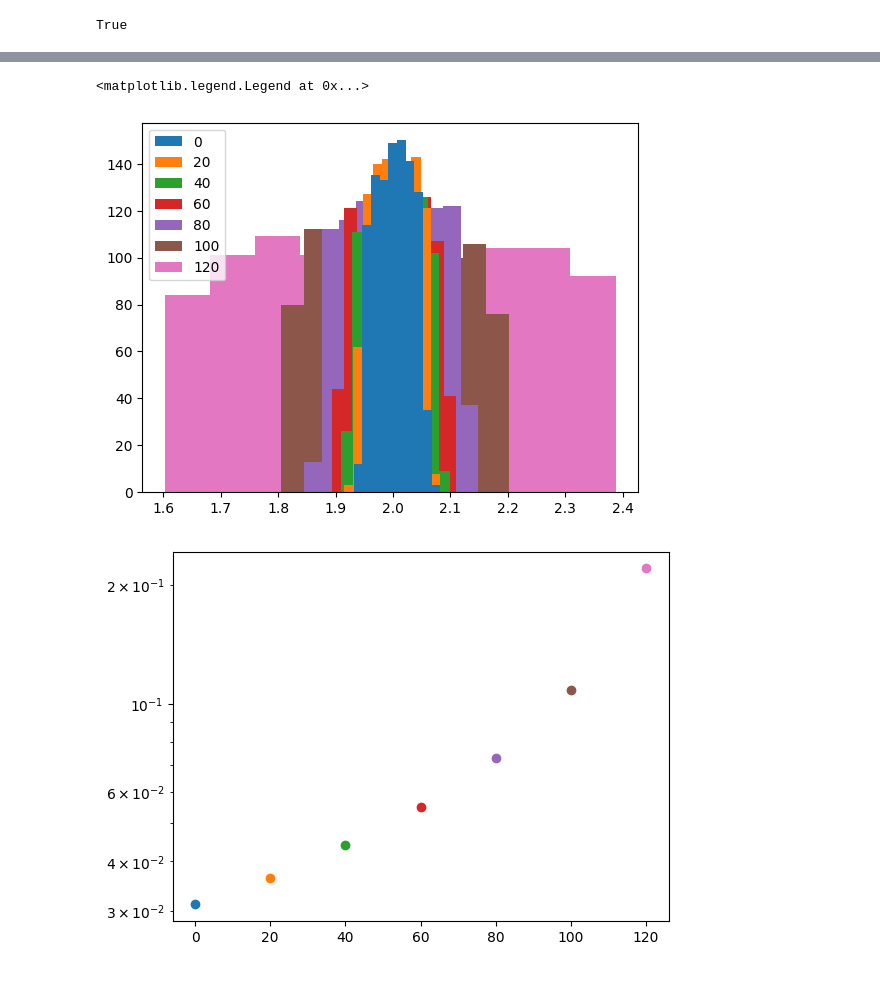
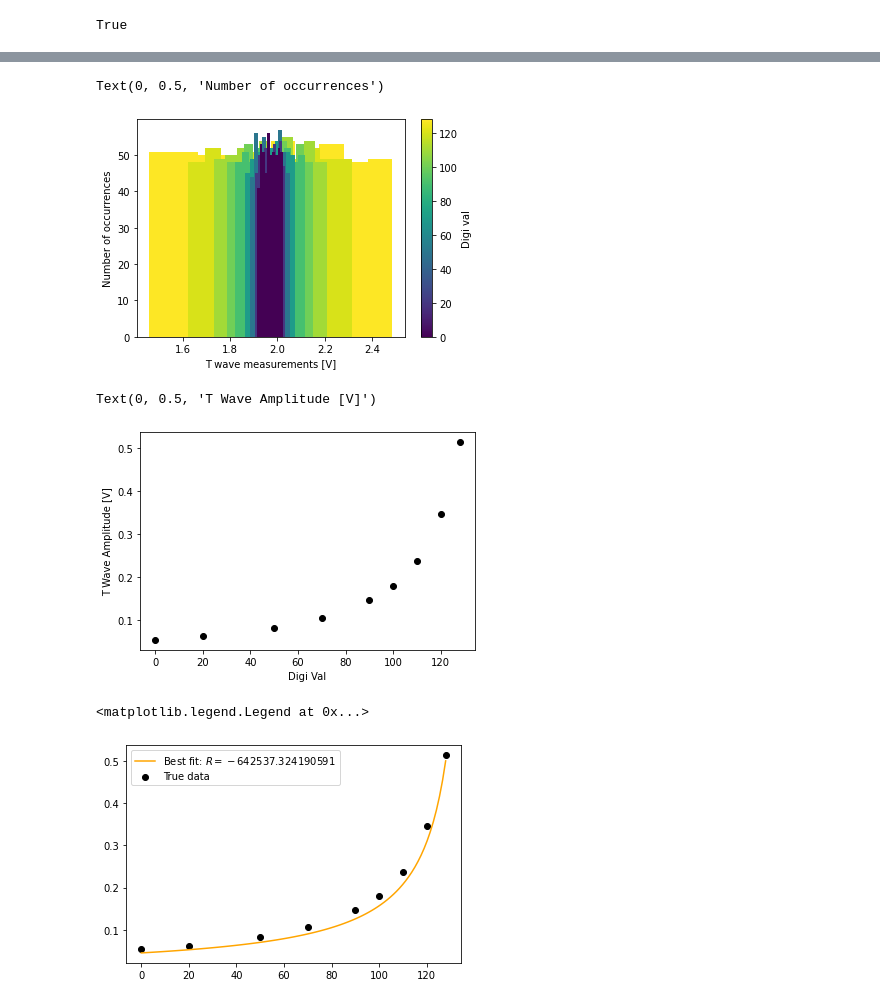
Before and after one commit to laltman2/RKM, a Jupyter notebook: Check_Twave.ipynb, the cells around one changed output, grey strips where cells are left out. Drawn from its saved outputs; the diff is of its cells as text; code cells hidden in the pictures.

```diff
--- a/Check_Twave.ipynb
+++ b/Check_Twave.ipynb
@@ -15,5 +29,5 @@ import random
 # %%
-port = "/dev/cu.usbmodem1101"  # Replace with your serial port
+port = "/dev/ttyACM1"  # Replace with your serial port
 baudrate = 250000
 ser = serial.Serial(port, baudrate)
 ser.is_open
@@ -106,7 +101,17 @@ plt.hist([x['a0'] for x in results])
 # %%
-plt.hlines(np.mean([x['a0'] for x in results]), 0, len(results[0]['tempSig']))
+plt.hlines(np.mean([x['a0'] for x in results]), 0, len(results[0]['tempSig'])*10./1e3, color='red', label='a0')
+
+whichcmap = 'viridis'
+cmap = plt.cm.get_cmap(whichcmap)
+
 for n in results:
-    plt.plot(n['tempSig'], label=n['digi'], zorder=-1*n['digi'])
+    plt.plot(np.arange(len(n['tempSig']))*10./1e3, n['tempSig'], c=cmap(n['digi']/128.), zorder=-1*n['digi'])
 
+norm = mcolors.Normalize(vmin=0, vmax=128)
+mappable = cm.ScalarMappable(norm=norm, cmap=whichcmap)
+
+plt.colorbar(mappable, label='Digi val')
 plt.legend()
+plt.xlabel('Time [ms]')
+plt.ylabel('T wave measurements [V]')
 # %% [output]
@@ -115,18 +120,59 @@ plt.legend()
 # %%
 for n in results:
-    plt.hist(n['tempSig'], label=n['digi'], zorder=-1*n['digi'])
+    plt.hist(n['tempSig'], label=n['digi'], zorder=-1*n['digi'], color=cmap(n['digi']/128.))
 
-plt.legend()
+plt.colorbar(mappable, label='Digi val')
+
+plt.xlabel('T wave measurements [V]')
+plt.ylabel('Number of occurrences')
 # %% [output]
-<matplotlib.legend.Legend at 0x...>
+Text(0, 0.5, 'Number of occurrences')
-[figure, old version]
+[figure, new version]
 # %%
 for n in results:
     stdev = np.std(n['tempSig'])
-    # vrange = np.max(n['tempSig']) - np.min(n['tempSig'])
-    plt.semilogy(n['digi'], stdev, 'o-')
+    vrange = np.max(n['tempSig']) - np.min(n['tempSig'])
+    amp = vrange/2.
+    plt.plot(n['digi'], amp, 'o-', c='k')
+plt.xlabel('Digi Val')
+plt.ylabel('T Wave Amplitude [V]')
 # %% [output]
+Text(0, 0.5, 'T Wave Amplitude [V]')
-[figure, old version]
+[figure, new version]
+# %%
+amps = []
+cs = []
+
+for n in results:
+    vrange = np.max(n['tempSig']) - np.min(n['tempSig'])
+    amp = vrange/2.
+    c = n['digi']
+
+    amps.append(amp)
+    cs.append(c)
+
+amps = np.array(amps)
+cs = np.array(cs)
+
+def v_divide(v_in, r1, r2):
+    return v_in * r_2 / (r_1 + r_2)
+
+def digi_amp(c, r_max, r_2, v_amp):
+    r_d = ((128 - c)/128) * r_max
+    r_frac = r_2 / (r_2 + r_d)
+    return r_frac * v_amp
+
+popt, _ = scipy.optimize.curve_fit(digi_amp, cs, amps, (10_000, 1_000, 0.5))
+full_cs = np.linspace(0, 128, 100)
+#fit_amps = digi_amp(full_cs, popt[0], popt[1], popt[2])
+fit_amps = digi_amp(full_cs, 10_000, 1_000, 0.5)
+
+plt.scatter(cs, amps, c='k')
+plt.plot(full_cs, fit_amps, c='orange')
+plt.legend([rf'Best fit: $R={popt[1]}$', 'True data'])
+# %% [output]
+<matplotlib.legend.Legend at 0x...>
+[figure, added]
 # %%
 for n in results:
     print(np.mean(n['tempSig']), n['a0'])
```
Also changed, not shown: parts of 11 cells of this notebook, 1 other file.
